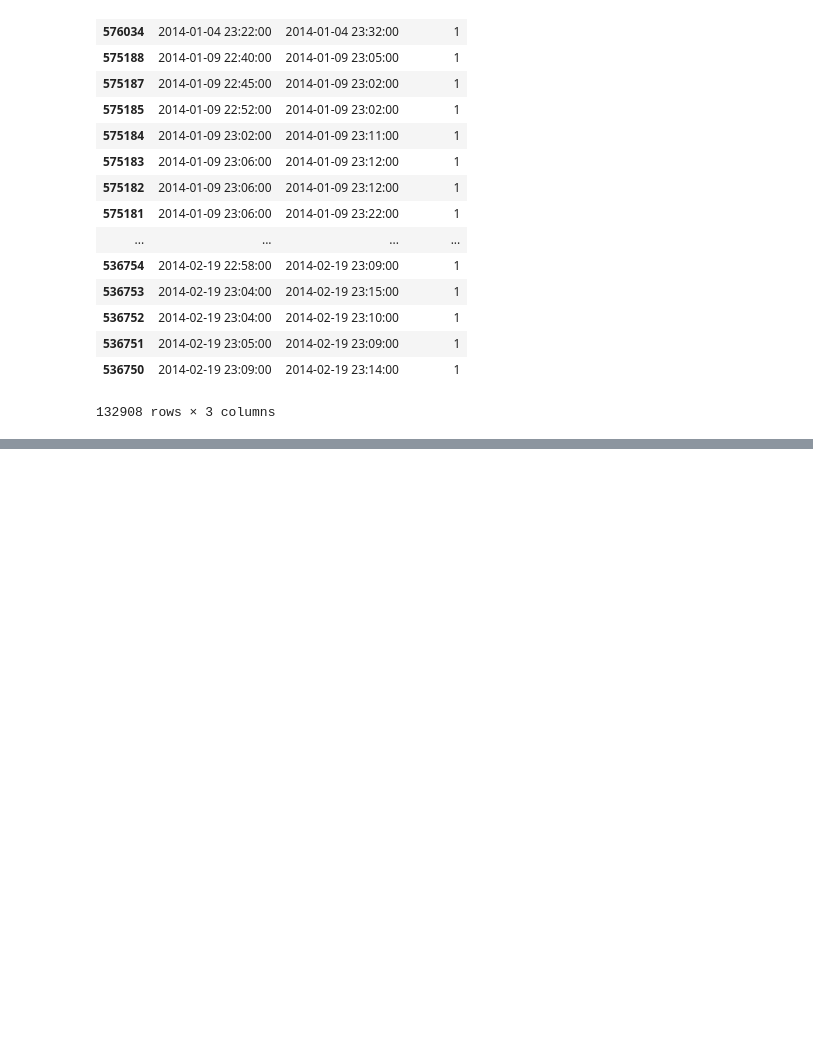
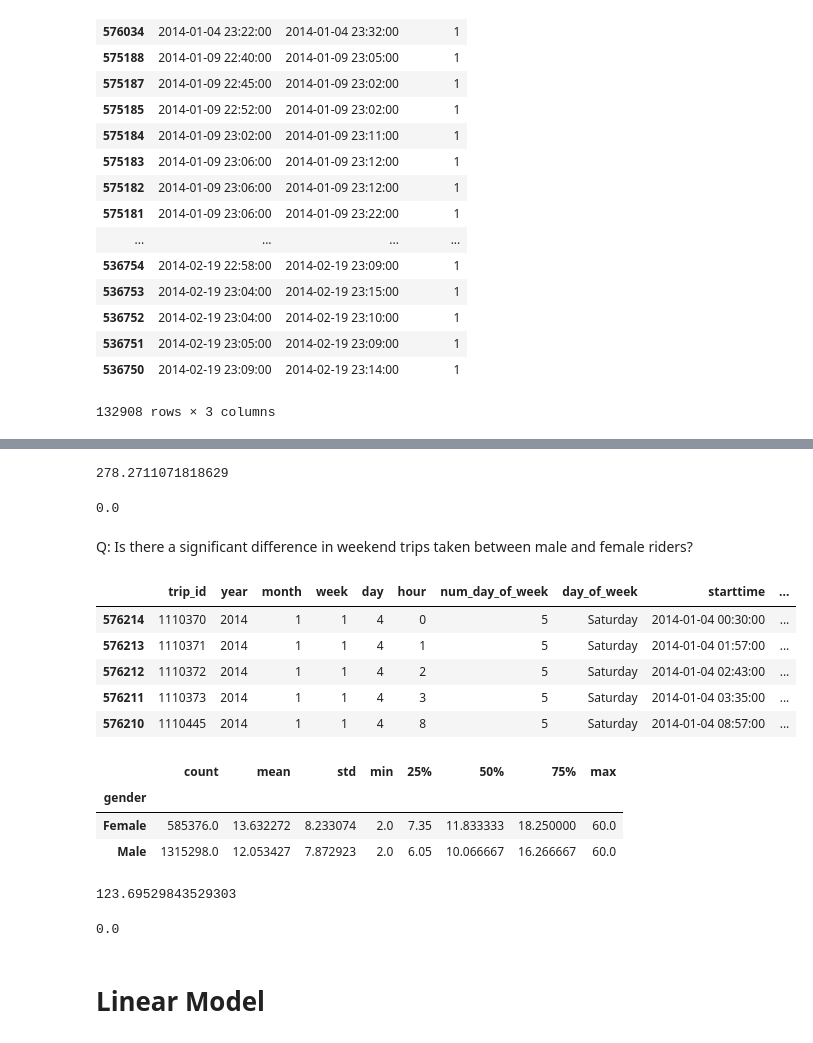
Before and after one commit to karahahn/Springboard_Capstone2, a Jupyter notebook: Capstone 2 Milestone 1.ipynb, the cells around one changed output, grey strips where cells are left out. Cells and saved outputs as stored; diff of their text form; code cells hidden in the pictures; blank space fills up the shorter version.

```diff
--- a/Capstone 2 Milestone 1.ipynb
+++ b/Capstone 2 Milestone 1.ipynb
@@ -891,0 +978,28 @@ binary[binary['hour_23']==1][['starttime','stoptime','hour_23']]
+# %%
+t_stat
+# %% [output]
+278.2711071818629
+# %%
+p_val
+# %% [output]
+0.0
+# %% [markdown]
+Q: Is there a significant difference in weekend trips taken between male and female riders?
+# %%
+weekend = data[data['num_day_of_week'].isin([5,6])]
+weekend.head()
+# %% [output]
+|  | trip_id | year | month | week | day | hour | num_day_of_week | day_of_week | starttime | ... |
+| 576214 | 1110370 | 2014 | 1 | 1 | 4 | 0 | 5 | Saturday | 2014-01-04 00:30:00 | ... |
+| 576213 | 1110371 | 2014 | 1 | 1 | 4 | 1 | 5 | Saturday | 2014-01-04 01:57:00 | ... |
+| 576212 | 1110372 | 2014 | 1 | 1 | 4 | 2 | 5 | Saturday | 2014-01-04 02:43:00 | ... |
+| 576211 | 1110373 | 2014 | 1 | 1 | 4 | 3 | 5 | Saturday | 2014-01-04 03:35:00 | ... |
+| 576210 | 1110445 | 2014 | 1 | 1 | 4 | 8 | 5 | Saturday | 2014-01-04 08:57:00 | ... |
+# %%
+# descriptive stats of the gender
+weekend.groupby('gender')['tripduration'].describe()
+# %% [output]
+|  | count | mean | std | min | 25% | 50% | 75% | max |
+| gender |  |  |  |  |  |  |  |  |
+| Female | 585376.0 | 13.632272 | 8.233074 | 2.0 | 7.35 | 11.833333 | 18.250000 | 60.0 |
+| Male | 1315298.0 | 12.053427 | 7.872923 | 2.0 | 6.05 | 10.066667 | 16.266667 | 60.0 |
@@ -891,0 +1011,10 @@ binary[binary['hour_23']==1][['starttime','stoptime','hour_23']]
+# %%
+t_stat
+# %% [output]
+123.69529843529303
+# %%
+p_val
+# %% [output]
+0.0
+# %% [markdown]
+# Linear Model
```
Also changed, not shown: parts of 40 cells of this notebook.
